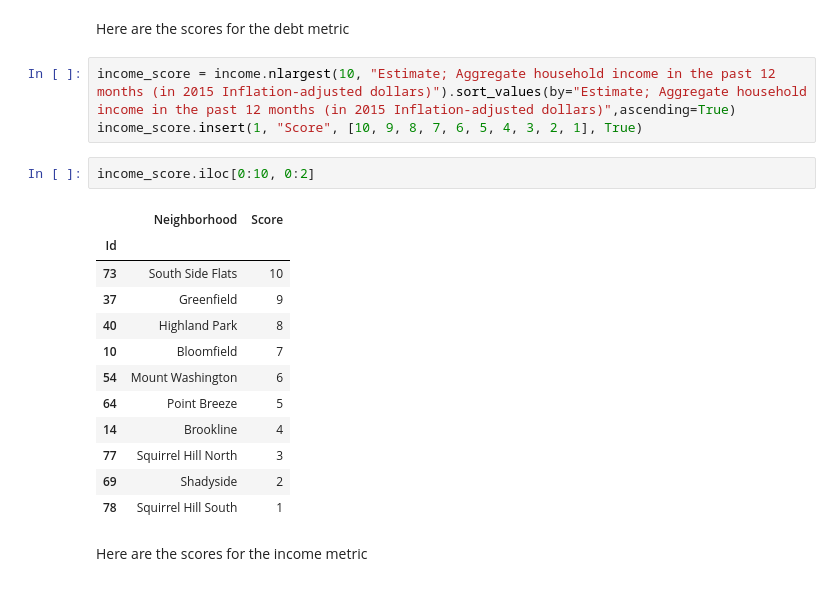
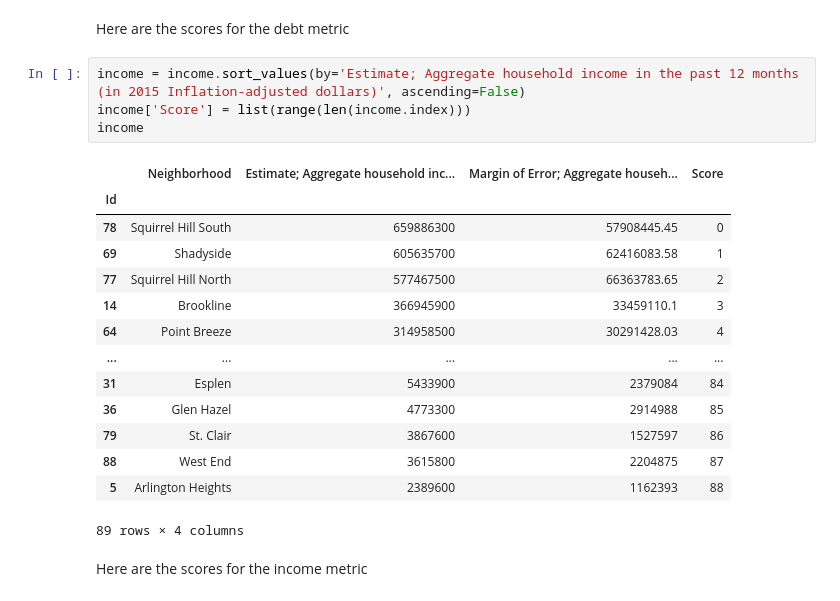
Before and after one commit to lampealex888/FinalProject, a Jupyter notebook: groupNotebook.ipynb, the cells around one changed output. Cells and saved outputs as stored; diff of their text form.

```diff
--- a/groupNotebook.ipynb
+++ b/groupNotebook.ipynb
@@ -514,23 +514,24 @@ total_mort_df
 # %% [markdown]
 Here are the scores for the debt metric
 # %%
-income_score = income.nlargest(10, "Estimate; Aggregate household income in the past 12 months (in 2015 Inflation-adjusted dollars)").sort_values(by="Estimate; Aggregate household income in the past 12 months (in 2015 Inflation-adjusted dollars)",ascending=True)
-income_score.insert(1, "Score", [10, 9, 8, 7, 6, 5, 4, 3, 2, 1], True)
+income = income.sort_values(by='Estimate; Aggregate household income in the past 12 months (in 2015 Inflation-adjusted dollars)', ascending=False)
+income['Score'] = list(range(len(income.index)))
+income
+# %% [output]
+|  | Neighborhood | Estimate; Aggregate household inc... | Margin of Error; Aggregate househ... | Score |
+| Id |  |  |  |  |
+| 78 | Squirrel Hill South | 659886300 | 57908445.45 | 0 |
+| 69 | Shadyside | 605635700 | 62416083.58 | 1 |
+| 77 | Squirrel Hill North | 577467500 | 66363783.65 | 2 |
+| 14 | Brookline | 366945900 | 33459110.1 | 3 |
+| 64 | Point Breeze | 314958500 | 30291428.03 | 4 |
+| ... | ... | ... | ... | ... |
+| 31 | Esplen | 5433900 | 2379084 | 84 |
+| 36 | Glen Hazel | 4773300 | 2914988 | 85 |
+| 79 | St. Clair | 3867600 | 1527597 | 86 |
+| 88 | West End | 3615800 | 2204875 | 87 |
+| 5 | Arlington Heights | 2389600 | 1162393 | 88 |
+89 rows × 4 columns
-# %%
-income_score.iloc[0:10, 0:2]
-# %% [output]
-|  | Neighborhood | Score |
-| Id |  |  |
-| 73 | South Side Flats | 10 |
-| 37 | Greenfield | 9 |
-| 40 | Highland Park | 8 |
-| 10 | Bloomfield | 7 |
-| 54 | Mount Washington | 6 |
-| 64 | Point Breeze | 5 |
-| 14 | Brookline | 4 |
-| 77 | Squirrel Hill North | 3 |
-| 69 | Shadyside | 2 |
-| 78 | Squirrel Hill South | 1 |
 # %% [markdown]
 Here are the scores for the income metric
 # %%
```
